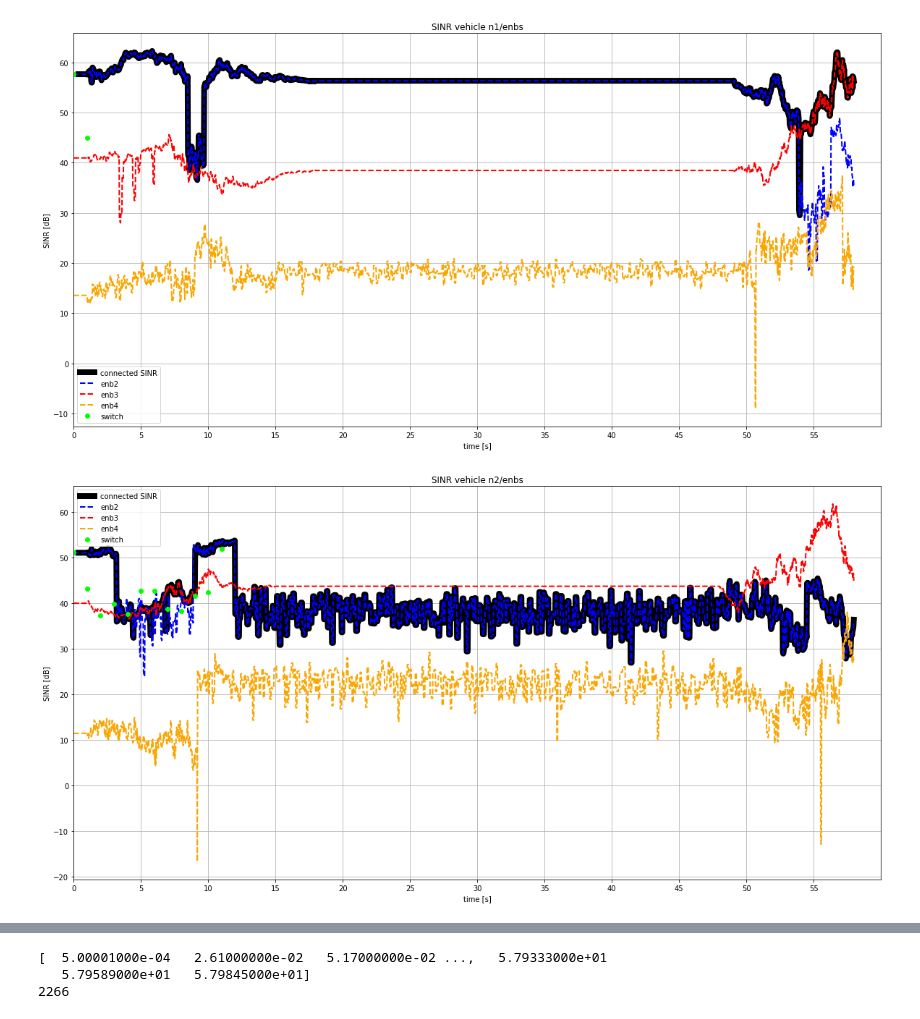
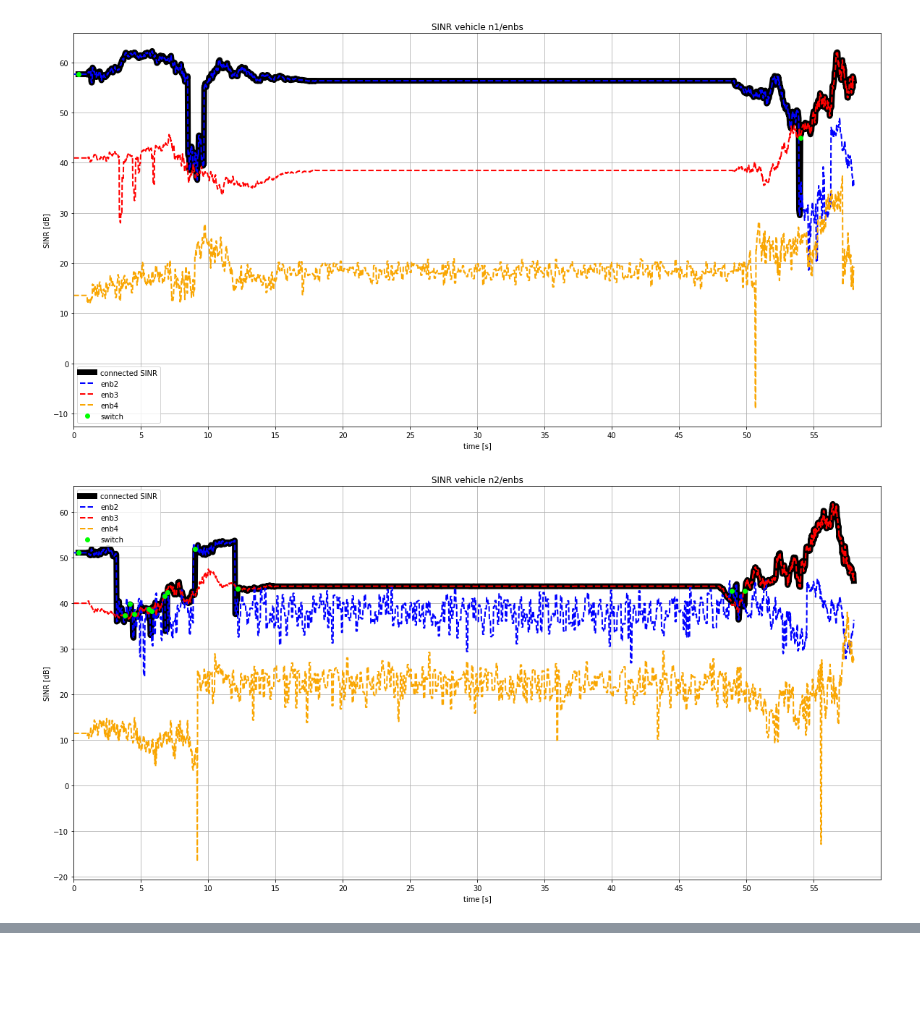
Before and after one commit to luca310795/TLCnet_prj, a Jupyter notebook: Plot SINR veh-enbs.ipynb, the cells around one changed output, grey strips where cells are left out. Drawn from its saved outputs; the diff is of its cells as text; code cells hidden in the pictures; blank space fills up the shorter version.

```diff
--- a/Plot SINR veh-enbs.ipynb
+++ b/Plot SINR veh-enbs.ipynb
@@ -70,51 +70,57 @@ for i in range(num_vehicles):
 #print y_ues[1]
 
 
+
+
 for i in range(num_vehicles):
     for key in ue_dicts[i].keys():
-        min_key = min(ue_dicts[i].keys())
+        #min_key = min(ue_dicts[i].keys())
+        min_key = min([float(k) for k in ue_dicts[i].keys()])
         index = find_index(min_key)
-        ue_dicts_copy[i][min_key] = matrix[i, int(ue_dicts[i][min_key])-2, index]
+        ue_dicts_copy[i][str(min_key)] = matrix[i, int(ue_dicts[i][str(min_key)])-2, index]
         #print min_key
         #print index
         #print len(y_ues[i])
         #print len(matrix[i, int(ue_dicts[i][min_key])-2, index:])
-        y_ues[i][index-(len(x)-len(y_ues[i])):] = (matrix[i, int(ue_dicts[i][min_key])-2, index:])
+        y_ues[i][index-(len(x)-len(y_ues[i])):] = (matrix[i, int(ue_dicts[i][str(min_key)])-2, index:])
         #print len(y_ues[i])
         #print len(x_ues[i])
-        del ue_dicts[i][min_key]
-
+        del ue_dicts[i][str(min_key)]
+#print ue_dicts_copy
 #print len(x)
 #print matrix.shape[2]
+
+ue_dicts_plot = [dict() for i in range(num_vehicles)]
+for i in range(num_vehicles):
+    for key in ue_dicts_copy[i].keys():
+        ue_dicts_plot[i][x[find_index(key)]] = ue_dicts_copy[i][key]
 
 import matplotlib.pyplot as plt
 
 for i in range(num_vehicles):
     #to obtain control on the axis of the figure, so to customize labels, limits, etc.
     fig=plt.figure(figsize=(20,10))
     ax1 = plt.gca()
     ax1.set_xlim(0, 60)
     ax1.xaxis.set_ticks(np.arange(0,60,5))
     ax1.xaxis.set_ticklabels(np.arange(0,60,5))
     #set limit on y-axis
     #ax1.set_ylim(-0.1, 3)
     plt.title("SINR vehicle n"+str(i+1)+"/enbs")
     plt.xlabel("time [s]")
     plt.ylabel('SINR [dB]')
     #x = range(0,num_records)
 
     plt.plot(x_ues[i],y_ues[i], lw=8, color='k')
     plt.plot(x,matrix[i,0,:], '--', lw=2, color='b')
     plt.plot(x,matrix[i,1,:], '--', lw=2, color='r')
     plt.plot(x,matrix[i,2,:], '--', lw=2, color='#F9A602')
-    plt.plot(ue_dicts_copy[i].keys(),ue_dicts_copy[i].values(), 'o', lw=4, color='#00FF00')
+    plt.plot(ue_dicts_plot[i].keys(),ue_dicts_plot[i].values(), 'o', lw=4, color='#00FF00')
+
     plt.grid(True)
 
     plt.legend(['connected SINR','enb2','enb3','enb4', 'switch'])
     plt.show()
-
-print x
-print len(x)
 # %% [output]
 [figure]
-[figure, old version]
+[figure, new version]
@@ -131,3 +136,0 @@ print len(x)
-[  5.00001000e-04   2.61000000e-02   5.17000000e-02 ...,   5.79333000e+01
-   5.79589000e+01   5.79845000e+01]
-2266
```
Also changed, not shown: parts of 1 cell of this notebook.
